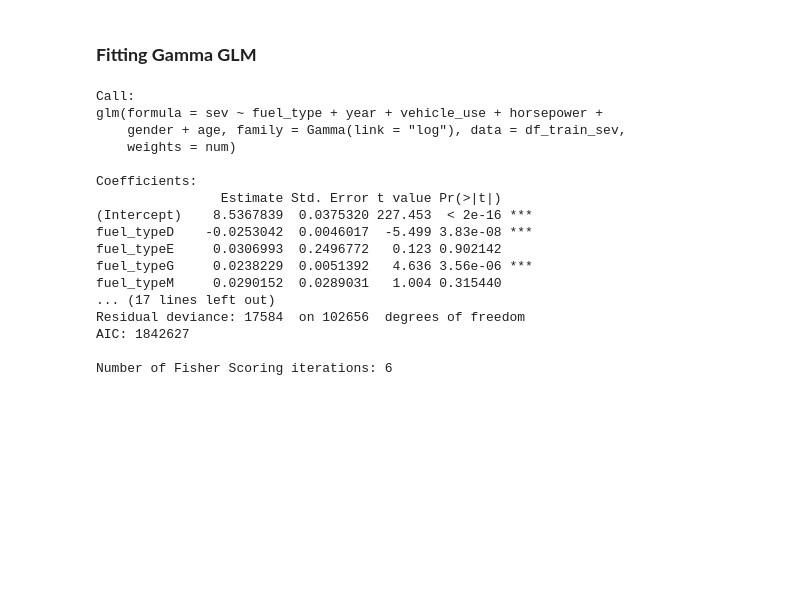
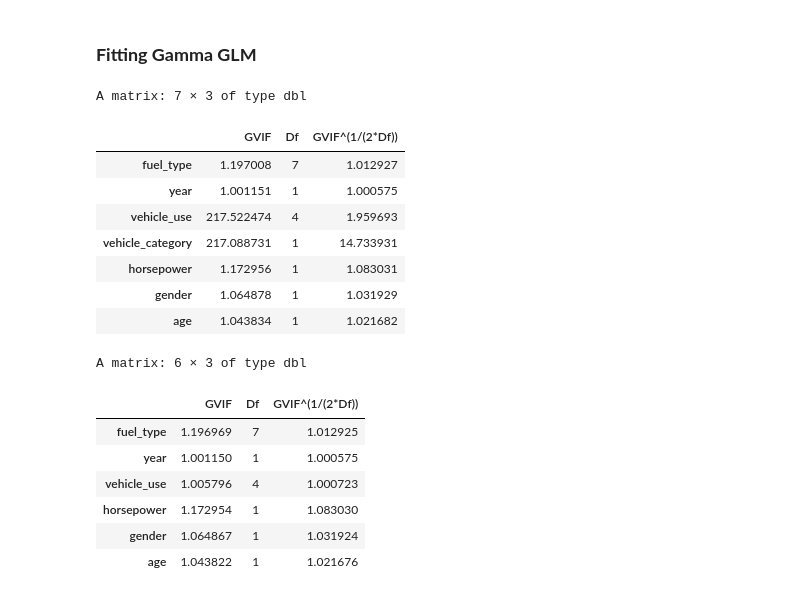
Before and after one commit to tim901225pn-ui/Claim-Prediction-Application-of-GLM-on-Compound-Poisson-Model, a Jupyter notebook: RESULT.ipynb, the cells around one changed output. Cells and saved outputs as stored; diff of their text form; code cells hidden in the pictures; blank space fills up the shorter version.

```diff
--- a/RESULT.ipynb
+++ b/RESULT.ipynb
@@ -208,24 +208,27 @@ A tibble: 6 × 9
 # %% [markdown]
 ### **Fitting Gamma GLM**
 # %%
-fit.sev.train = glm(sev ~ fuel_type + year + vehicle_use + horsepower + gender + age, family = Gamma(link = "log"), weights = num, data = df_train_sev)
+fit.sev.train = glm(sev ~ fuel_type + year + vehicle_use + vehicle_category + horsepower + gender + age, family = Gamma(link = "log"), weights = num, data = df_train_sev)
+vif(fit.sev.train)
+# %% [output]
+A matrix: 7 × 3 of type dbl
+|  | GVIF | Df | GVIF^(1/(2*Df)) |
+| fuel_type | 1.197008 | 7 | 1.012927 |
+| year | 1.001151 | 1 | 1.000575 |
+| vehicle_use | 217.522474 | 4 | 1.959693 |
+| vehicle_category | 217.088731 | 1 | 14.733931 |
+| horsepower | 1.172956 | 1 | 1.083031 |
+| gender | 1.064878 | 1 | 1.031929 |
+| age | 1.043834 | 1 | 1.021682 |
 # %%
-summary(fit.sev.train)
+fit.sev.train.update = glm(sev ~ fuel_type + year + vehicle_use + horsepower + gender + age, family = Gamma(link = "log"), weights = num, data = df_train_sev)
+vif(fit.sev.train.update)
 # %% [output]
-Call:
-glm(formula = sev ~ fuel_type + year + vehicle_use + horsepower +
-    gender + age, family = Gamma(link = "log"), data = df_train_sev,
-    weights = num)
-
-Coefficients:
-                Estimate Std. Error t value Pr(>|t|)
-(Intercept)    8.5367839  0.0375320 227.453  < 2e-16 ***
-fuel_typeD    -0.0253042  0.0046017  -5.499 3.83e-08 ***
-fuel_typeE     0.0306993  0.2496772   0.123 0.902142
-fuel_typeG     0.0238229  0.0051392   4.636 3.56e-06 ***
-fuel_typeM     0.0290152  0.0289031   1.004 0.315440
-... (17 lines left out)
-Residual deviance: 17584  on 102656  degrees of freedom
-AIC: 1842627
-
-Number of Fisher Scoring iterations: 6
+A matrix: 6 × 3 of type dbl
+|  | GVIF | Df | GVIF^(1/(2*Df)) |
+| fuel_type | 1.196969 | 7 | 1.012925 |
+| year | 1.001150 | 1 | 1.000575 |
+| vehicle_use | 1.005796 | 4 | 1.000723 |
+| horsepower | 1.172954 | 1 | 1.083030 |
+| gender | 1.064867 | 1 | 1.031924 |
+| age | 1.043822 | 1 | 1.021676 |
```
Also changed, not shown: parts of 1 cell of this notebook.
